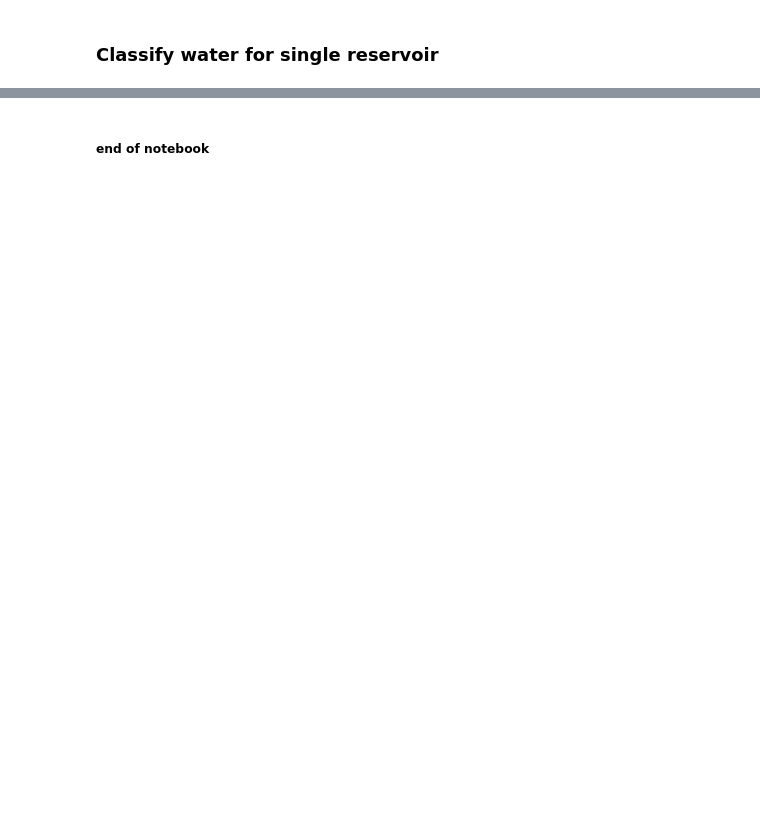
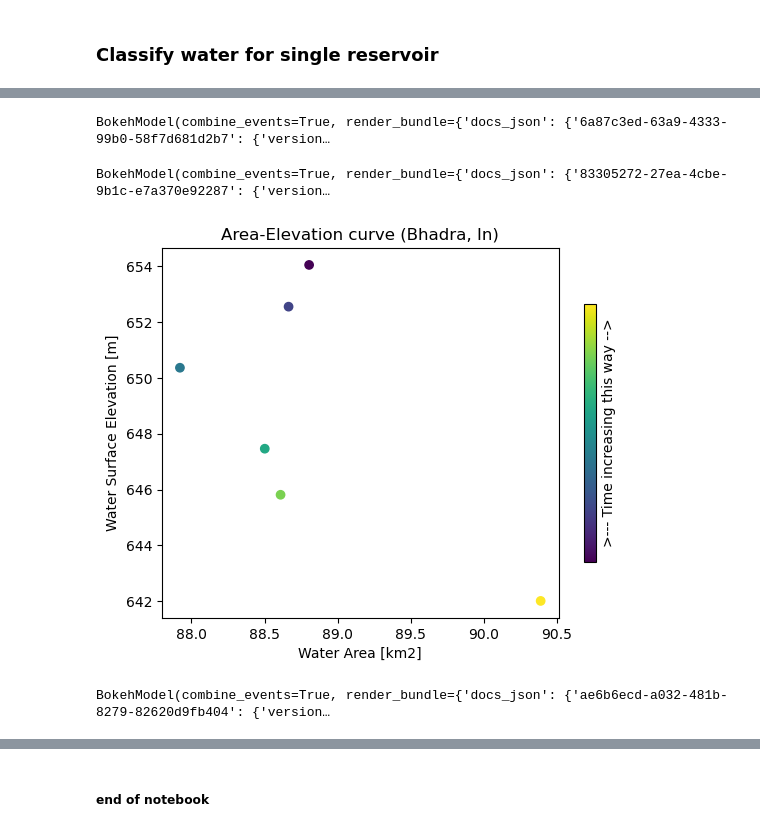
Before and after one commit to UW-SASWE/tmspp, a Jupyter notebook: notebooks/03.3-classification-swot.ipynb, the cells around one changed output, grey strips where cells are left out. Saved outputs shown, nothing was run; the diff lists cells and outputs as text; code cells hidden in the pictures; blank space fills up the shorter version.

```diff
--- a/notebooks/03.3-classification-swot.ipynb
+++ b/notebooks/03.3-classification-swot.ipynb
@@ -670,0 +752,2 @@ swot_ds['storage_change'].hvplot(
+# %%
+resampled_wse = ds[['wse']].resample(time='21D').reduce(np.nanmean)
@@ -670,0 +762,3 @@ swot_ds['storage_change'].hvplot(
+# %%
+merged = xr.merge([resampled_area_template, resampled_wse])
+merged
@@ -670,0 +818,46 @@ swot_ds['storage_change'].hvplot(
+# %%
+merged['water_frac'].hvplot(
+    x='x', y='y', geo=True
+) + merged['wse'].hvplot(
+    x='x', y='y', geo=True, clim=(120, 160)
+)
+# %% [output]
+BokehModel(combine_events=True, render_bundle={'docs_json': {'6a87c3ed-63a9-4333-99b0-58f7d681d2b7': {'version…
+# %%
+(merged['wse'].where(merged['water_frac'] > 0.5)).hvplot(
+    x='x', y='y', groupby='time', geo=True
+)
+# %% [output]
+BokehModel(combine_events=True, render_bundle={'docs_json': {'83305272-27ea-4cbe-9b1c-e7a370e92287': {'version…
+# %%
+area_ts = merged['water_frac'].sum(dim=('x', 'y')) * 1e-6 * 1e4
+wse_ts = merged['wse'].where(merged['water_frac'] > 0.5).mean(dim=('x', 'y'))
+
+import matplotlib.pyplot as plt
+
+f, ax = plt.subplots()
+
+scatter = ax.scatter(area_ts, wse_ts, c=area_ts.time, cmap='viridis')
+ax.set_title(f'Area-Elevation curve ({RESERVOIR_NAME})')
+ax.set_xlabel('Water Area [km2]')
+ax.set_ylabel('Water Surface Elevation [m]')
+
+cbar = f.colorbar(scatter, shrink=0.7, label='>--- Time increasing this way -->')
+cbar.ax.tick_params(size=0)
+cbar.set_ticks([])
+# %% [output]
+[figure, added]
+# %%
+import panel as pn
+
+date =
+water_frac_hv = merged['water_frac'].hvplot(
+    x='x', y='y', geo=True
+)
+wse_hv = merged['wse'].hvplot(
+    x='x', y='y', geo=True, clim=(120, 160)
+)
+
+pn.panel(water_frac_hv + wse_hv)
+# %% [output]
+BokehModel(combine_events=True, render_bundle={'docs_json': {'ae6b6ecd-a032-481b-8279-82620d9fb404': {'version…
```
Also changed, not shown: parts of 39 cells of this notebook.
